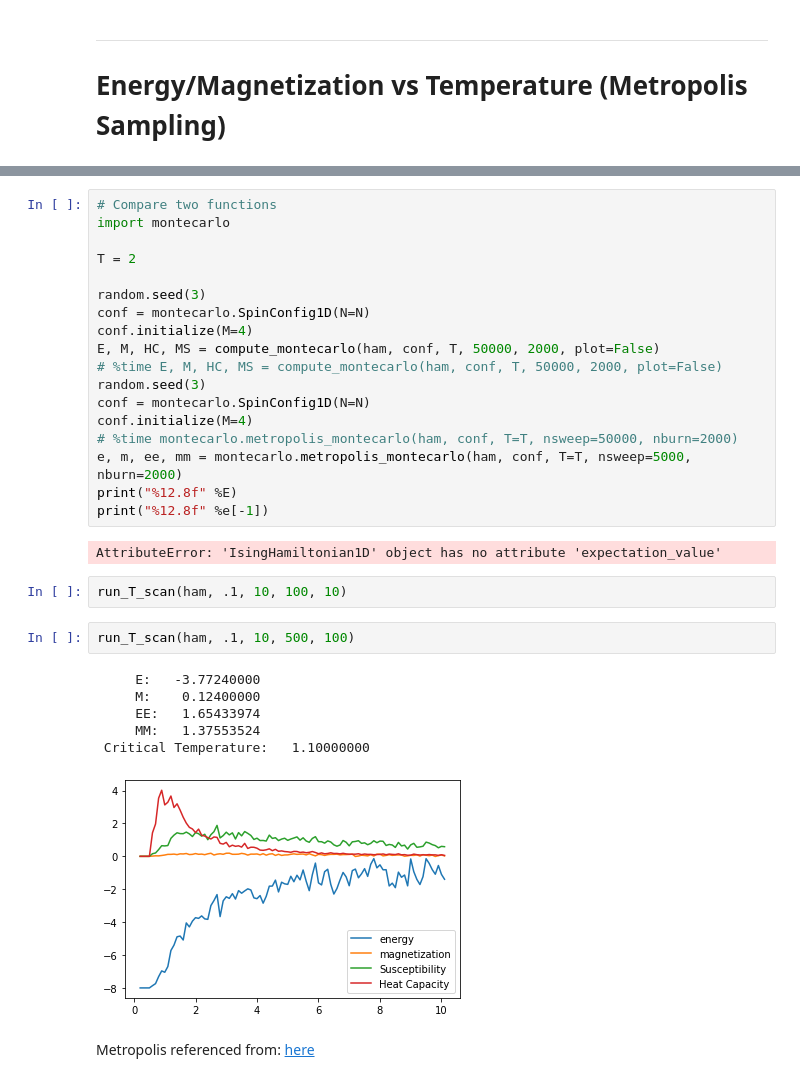
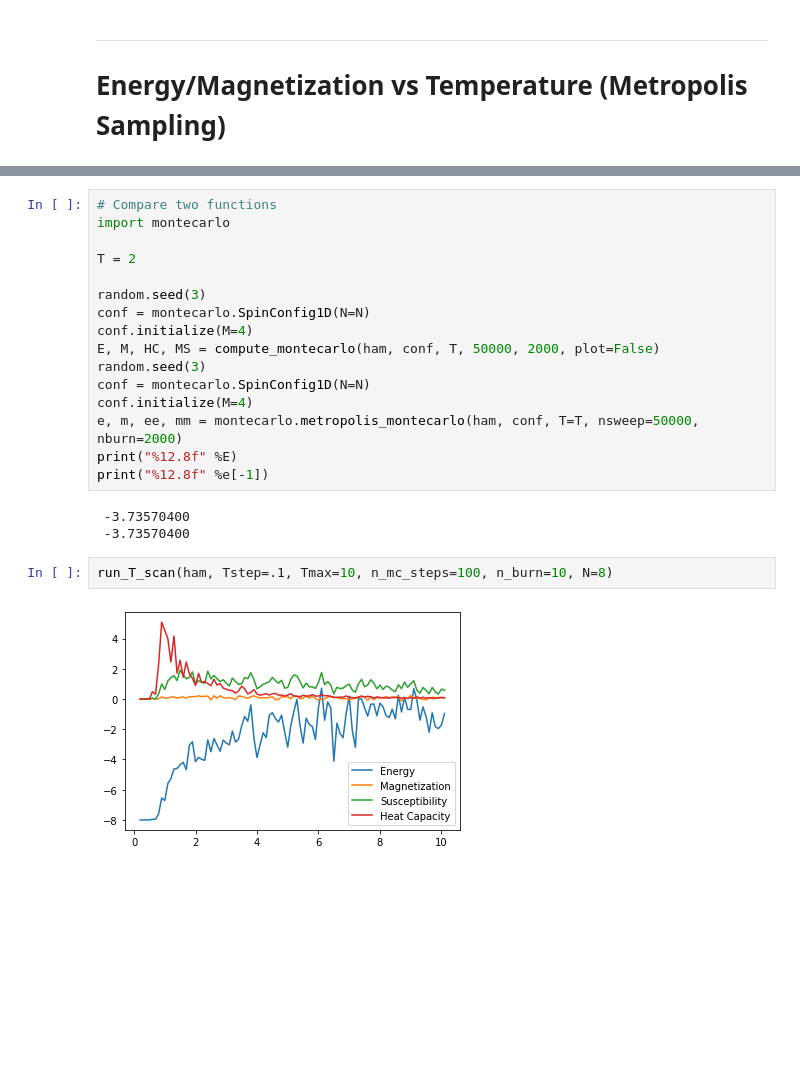
Before and after one commit to Reesem89/MonteCarlo, a Jupyter notebook: examples/ising.ipynb, the cells around one changed output, grey strips where cells are left out. Drawn from its saved outputs; the diff is of its cells as text; blank space fills up the shorter version.

```diff
--- a/examples/ising.ipynb
+++ b/examples/ising.ipynb
@@ -364,26 +267,16 @@ random.seed(3)
 conf = montecarlo.SpinConfig1D(N=N)
 conf.initialize(M=4)
 E, M, HC, MS = compute_montecarlo(ham, conf, T, 50000, 2000, plot=False)
-# %time E, M, HC, MS = compute_montecarlo(ham, conf, T, 50000, 2000, plot=False)
 random.seed(3)
 conf = montecarlo.SpinConfig1D(N=N)
 conf.initialize(M=4)
-# %time montecarlo.metropolis_montecarlo(ham, conf, T=T, nsweep=50000, nburn=2000)
-e, m, ee, mm = montecarlo.metropolis_montecarlo(ham, conf, T=T, nsweep=5000, nburn=2000)
+e, m, ee, mm = montecarlo.metropolis_montecarlo(ham, conf, T=T, nsweep=50000, nburn=2000)
 print("%12.8f" %E)
 print("%12.8f" %e[-1])
 # %% [output]
-AttributeError: 'IsingHamiltonian1D' object has no attribute 'expectation_value'
+ -3.73570400
+ -3.73570400
 # %%
-run_T_scan(ham, .1, 10, 100, 10)
+run_T_scan(ham, Tstep=.1, Tmax=10, n_mc_steps=100, n_burn=10, N=8)
+# %% [output]
+[figure, added]
-# %%
-run_T_scan(ham, .1, 10, 500, 100)
-# %% [output]
-     E:   -3.77240000
-     M:    0.12400000
-     EE:   1.65433974
-     MM:   1.37553524
- Critical Temperature:   1.10000000
-[figure, removed]
-# %% [markdown]
-Metropolis referenced from: [here](https://arxiv.org/pdf/0803.0217.pdf)
```
Also changed, not shown: parts of 14 cells of this notebook, 1 other file.
